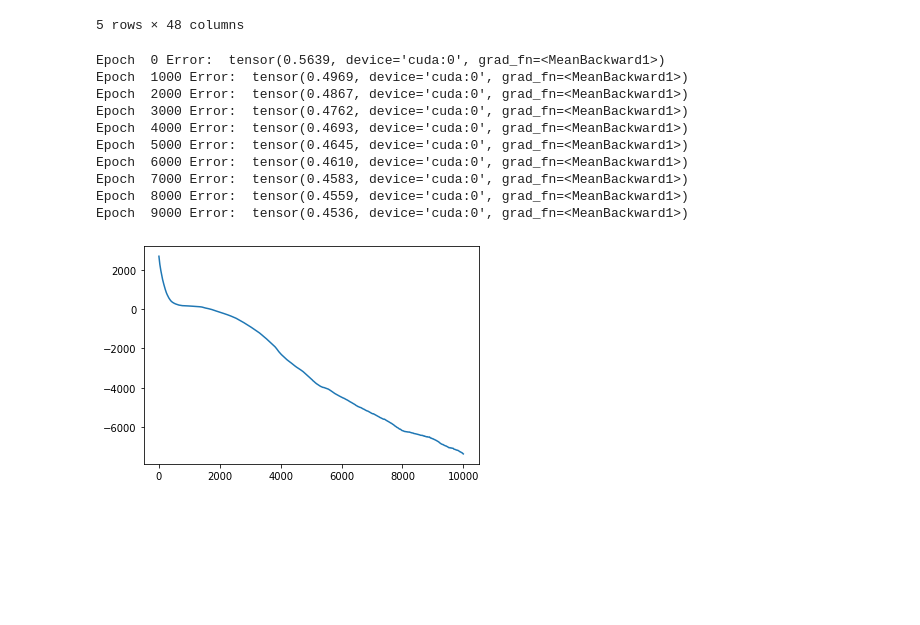
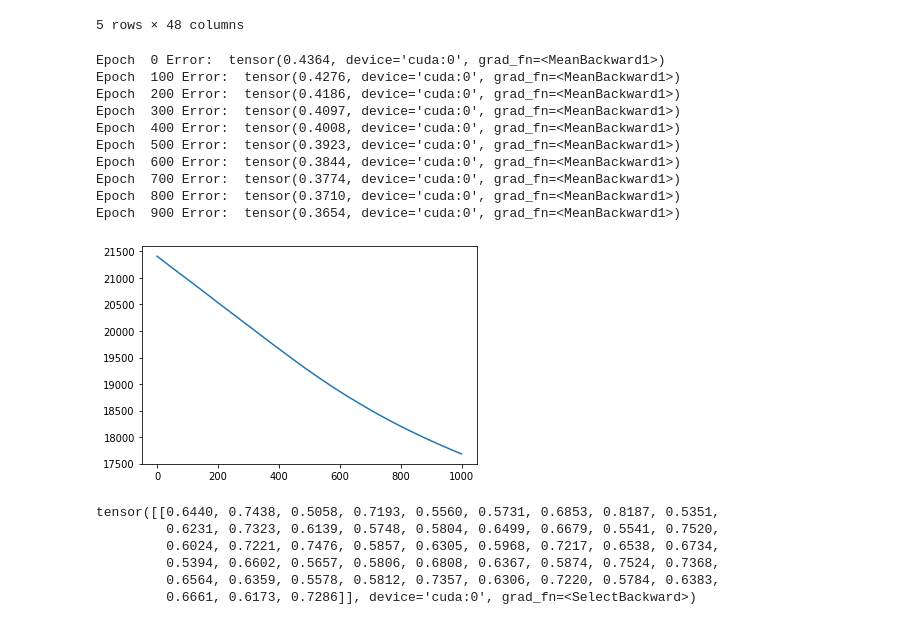
Before and after one commit to rbetzler/fun-times-in-python, a Jupyter notebook: finance/data_science/exploration/20191229_lstm.ipynb, the cells around one changed output. Cells and saved outputs as stored; diff of their text form; code cells hidden in the pictures; blank space fills up the shorter version.

Commit message:
wip on rl agent

```diff
--- a/finance/data_science/exploration/20191229_lstm.ipynb
+++ b/finance/data_science/exploration/20191229_lstm.ipynb
@@ -567,6 +567,7 @@ class TorchRL(nn.Module):
     @property
     def loss_function(self):
         loss = nn.L1Loss(reduction='sum').to(self.device)
+#         loss = torch.nn.CrossEntropyLoss()
         return loss
 
     @property
@@ -575,14 +576,18 @@ class TorchRL(nn.Module):
 
     def forward(self, train=True):
         data = self.train if train else self.test
+
+        # TODO:
+        # Add torch.nn.Threshold to filter for more profitable trades
+
         output = self.linear_one(data)
         output = self.relu(output)
         output = self.linear_two(output)
-        output = self.relu(output)
+        output = self.sigmoid(output)
         return output
 
     def dropout(self, output):
-        dropout = nn.Dropout(0.9)
+        dropout = nn.Dropout(0.5)
         return dropout(output)
 
     def execute(self):
@@ -592,22 +597,29 @@ class TorchRL(nn.Module):
         for epoch in range(self.n_epochs):
             prediction = self.forward()
 
+            max_action_diffs = prediction.max() - prediction
+
             multiply_pred = prediction.view(
                 prediction.shape[0], 1, -1).mul(self.corr_tensor).mul(prediction.view(prediction.shape[0], -1, 1))
-            loss = multiply_pred.sum(dim=1).view(prediction.shape[0], 1, -1)
+            correlations = multiply_pred.sum(dim=1).view(prediction.shape[0], 1, -1)
+
+            loss = max_action_diffs - self.sigmoid(correlations)
+
             sigmoid_loss = self.sigmoid(loss)
 
             if epoch % int(self.n_epochs/10) == 0:
                 print("Epoch ", epoch, "Error: ", sigmoid_loss.mean())
 
-            history[epoch] = loss.mean()
+            history[epoch] = sigmoid_loss.sum()
 
             optimizer.zero_grad()
+#             loss.sum().backward()
             sigmoid_loss.sum().backward()
+#             sigmoid_loss.view(1, -1).backward()
             optimizer.step()
 
         plt.plot(history)
-        return sigmoid_loss
+        return max_action_diffs, correlations, sigmoid_loss, loss
 
     def predict(self):
         self.eval()
@@ -646,22 +658,31 @@ corrs = np.array(temp)
 # %%
 agent = TorchRL(trades_pivot,
                 trades_pivot,
                 cross_correlations=corrs,
                 batch_size=1,
-                n_epochs=10000,
+                n_epochs=1000,
                 output_shape=trades['symbol'].nunique()
                )
 
 temp = agent.execute()
 # %% [output]
-Epoch  0 Error:  tensor(0.5639, device='cuda:0', grad_fn=<MeanBackward1>)
-Epoch  1000 Error:  tensor(0.4969, device='cuda:0', grad_fn=<MeanBackward1>)
-Epoch  2000 Error:  tensor(0.4867, device='cuda:0', grad_fn=<MeanBackward1>)
-Epoch  3000 Error:  tensor(0.4762, device='cuda:0', grad_fn=<MeanBackward1>)
-Epoch  4000 Error:  tensor(0.4693, device='cuda:0', grad_fn=<MeanBackward1>)
-Epoch  5000 Error:  tensor(0.4645, device='cuda:0', grad_fn=<MeanBackward1>)
-Epoch  6000 Error:  tensor(0.4610, device='cuda:0', grad_fn=<MeanBackward1>)
-Epoch  7000 Error:  tensor(0.4583, device='cuda:0', grad_fn=<MeanBackward1>)
-Epoch  8000 Error:  tensor(0.4559, device='cuda:0', grad_fn=<MeanBackward1>)
-Epoch  9000 Error:  tensor(0.4536, device='cuda:0', grad_fn=<MeanBackward1>)
+Epoch  0 Error:  tensor(0.4364, device='cuda:0', grad_fn=<MeanBackward1>)
+Epoch  100 Error:  tensor(0.4276, device='cuda:0', grad_fn=<MeanBackward1>)
+Epoch  200 Error:  tensor(0.4186, device='cuda:0', grad_fn=<MeanBackward1>)
+Epoch  300 Error:  tensor(0.4097, device='cuda:0', grad_fn=<MeanBackward1>)
+Epoch  400 Error:  tensor(0.4008, device='cuda:0', grad_fn=<MeanBackward1>)
+Epoch  500 Error:  tensor(0.3923, device='cuda:0', grad_fn=<MeanBackward1>)
+Epoch  600 Error:  tensor(0.3844, device='cuda:0', grad_fn=<MeanBackward1>)
+Epoch  700 Error:  tensor(0.3774, device='cuda:0', grad_fn=<MeanBackward1>)
+Epoch  800 Error:  tensor(0.3710, device='cuda:0', grad_fn=<MeanBackward1>)
+Epoch  900 Error:  tensor(0.3654, device='cuda:0', grad_fn=<MeanBackward1>)
-[figure, old version]
+[figure, new version]
+# %%
+agent.forward()[-1]
+# %% [output]
+tensor([[0.6440, 0.7438, 0.5058, 0.7193, 0.5560, 0.5731, 0.6853, 0.8187, 0.5351,
+         0.6231, 0.7323, 0.6139, 0.5748, 0.5804, 0.6499, 0.6679, 0.5541, 0.7520,
+         0.6024, 0.7221, 0.7476, 0.5857, 0.6305, 0.5968, 0.7217, 0.6538, 0.6734,
+         0.5394, 0.6602, 0.5657, 0.5806, 0.6808, 0.6367, 0.5874, 0.7524, 0.7368,
+         0.6564, 0.6359, 0.5578, 0.5812, 0.7357, 0.6306, 0.7220, 0.5784, 0.6383,
+         0.6661, 0.6173, 0.7286]], device='cuda:0', grad_fn=<SelectBackward>)
```
